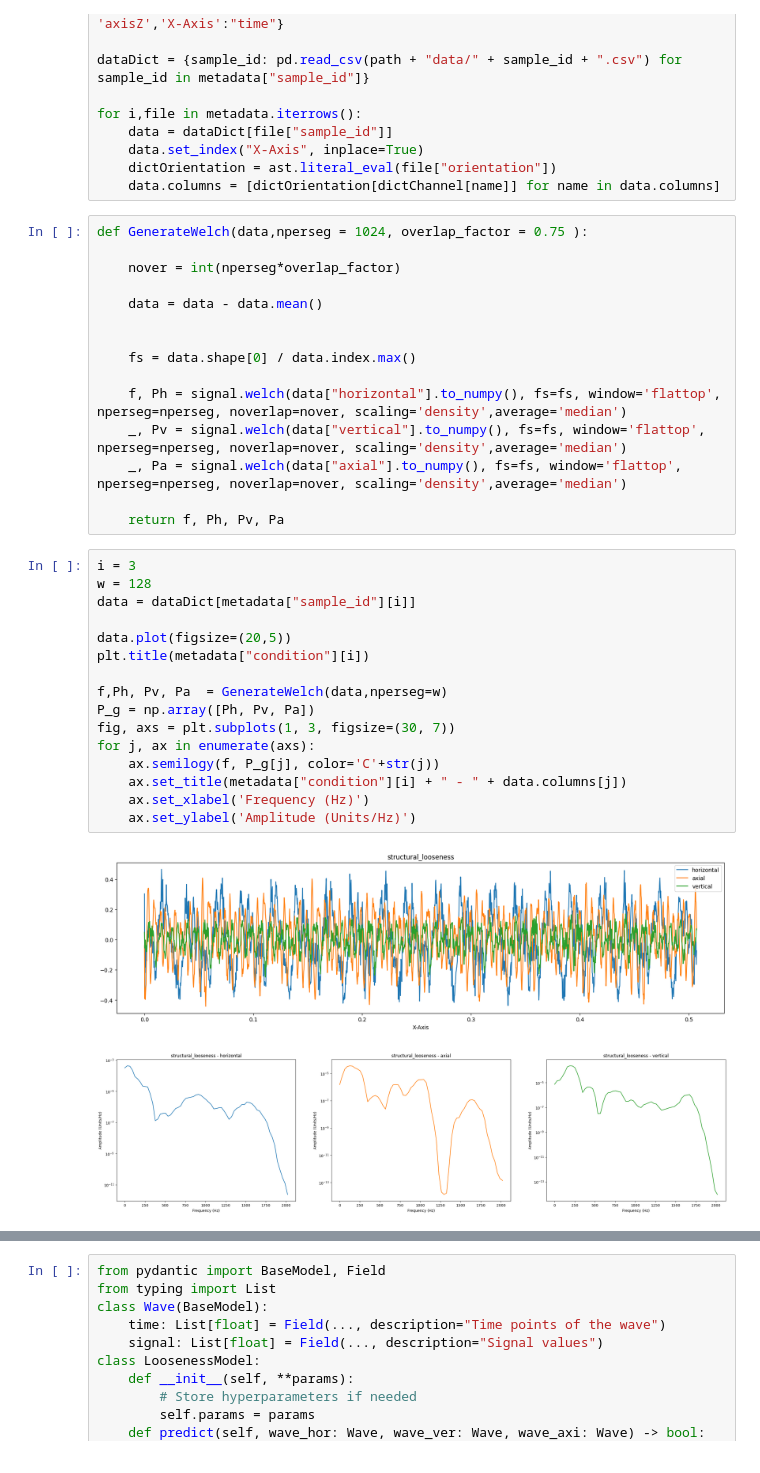
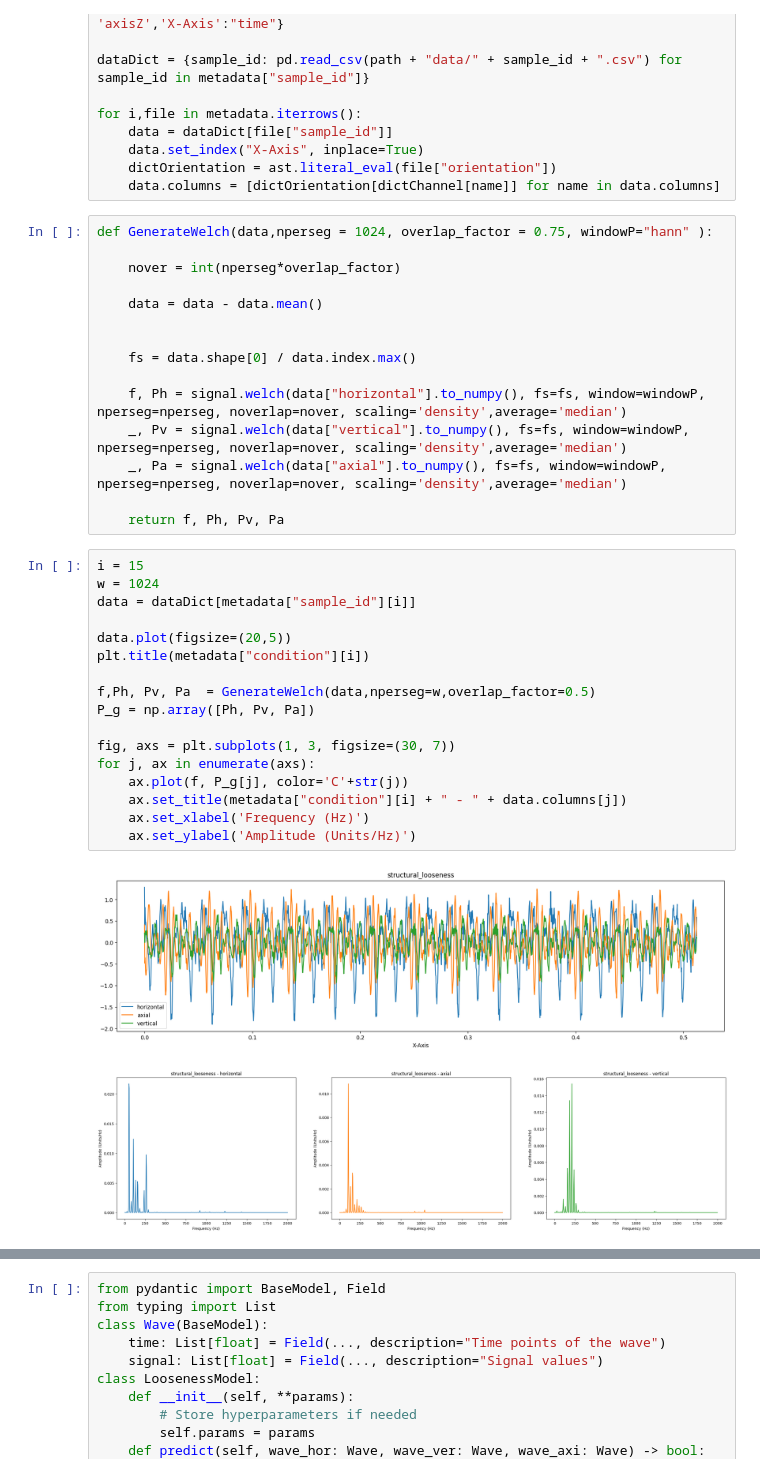
Before and after one commit to pyKuga/TRACTIAN, a Jupyter notebook: part3.ipynb, the cells around one changed output, grey strips where cells are left out. Drawn from its saved outputs; the diff is of its cells as text.

```diff
--- a/part3.ipynb
+++ b/part3.ipynb
@@ -37,7 +42,7 @@ for i,file in metadata.iterrows():
     dictOrientation = ast.literal_eval(file["orientation"])
     data.columns = [dictOrientation[dictChannel[name]] for name in data.columns]
 # %%
-def GenerateWelch(data,nperseg = 1024, overlap_factor = 0.75 ):
+def GenerateWelch(data,nperseg = 1024, overlap_factor = 0.75, windowP="hann" ):
 
     nover = int(nperseg*overlap_factor)
 
@@ -46,27 +51,28 @@ def GenerateWelch(data,nperseg = 1024, overlap_factor = 0.75 ):
 
     fs = data.shape[0] / data.index.max()
 
-    f, Ph = signal.welch(data["horizontal"].to_numpy(), fs=fs, window='flattop', nperseg=nperseg, noverlap=nover, scaling='density',average='median')
-    _, Pv = signal.welch(data["vertical"].to_numpy(), fs=fs, window='flattop', nperseg=nperseg, noverlap=nover, scaling='density',average='median')
-    _, Pa = signal.welch(data["axial"].to_numpy(), fs=fs, window='flattop', nperseg=nperseg, noverlap=nover, scaling='density',average='median')
+    f, Ph = signal.welch(data["horizontal"].to_numpy(), fs=fs, window=windowP, nperseg=nperseg, noverlap=nover, scaling='density',average='median')
+    _, Pv = signal.welch(data["vertical"].to_numpy(), fs=fs, window=windowP, nperseg=nperseg, noverlap=nover, scaling='density',average='median')
+    _, Pa = signal.welch(data["axial"].to_numpy(), fs=fs, window=windowP, nperseg=nperseg, noverlap=nover, scaling='density',average='median')
 
     return f, Ph, Pv, Pa
 # %%
-i = 3
-w = 128
+i = 15
+w = 1024
 data = dataDict[metadata["sample_id"][i]]
 
 data.plot(figsize=(20,5))
 plt.title(metadata["condition"][i])
 
-f,Ph, Pv, Pa  = GenerateWelch(data,nperseg=w)
+f,Ph, Pv, Pa  = GenerateWelch(data,nperseg=w,overlap_factor=0.5)
 P_g = np.array([Ph, Pv, Pa])
+
 fig, axs = plt.subplots(1, 3, figsize=(30, 7))
 for j, ax in enumerate(axs):
-    ax.semilogy(f, P_g[j], color='C'+str(j))
+    ax.plot(f, P_g[j], color='C'+str(j))
     ax.set_title(metadata["condition"][i] + " - " + data.columns[j])
     ax.set_xlabel('Frequency (Hz)')
     ax.set_ylabel('Amplitude (Units/Hz)')
 # %% [output]
-[figure, old version]
+[figure, new version]
-[figure, old version]
+[figure, new version]
```
Also changed, not shown: parts of 11 cells of this notebook, 16 other files.
